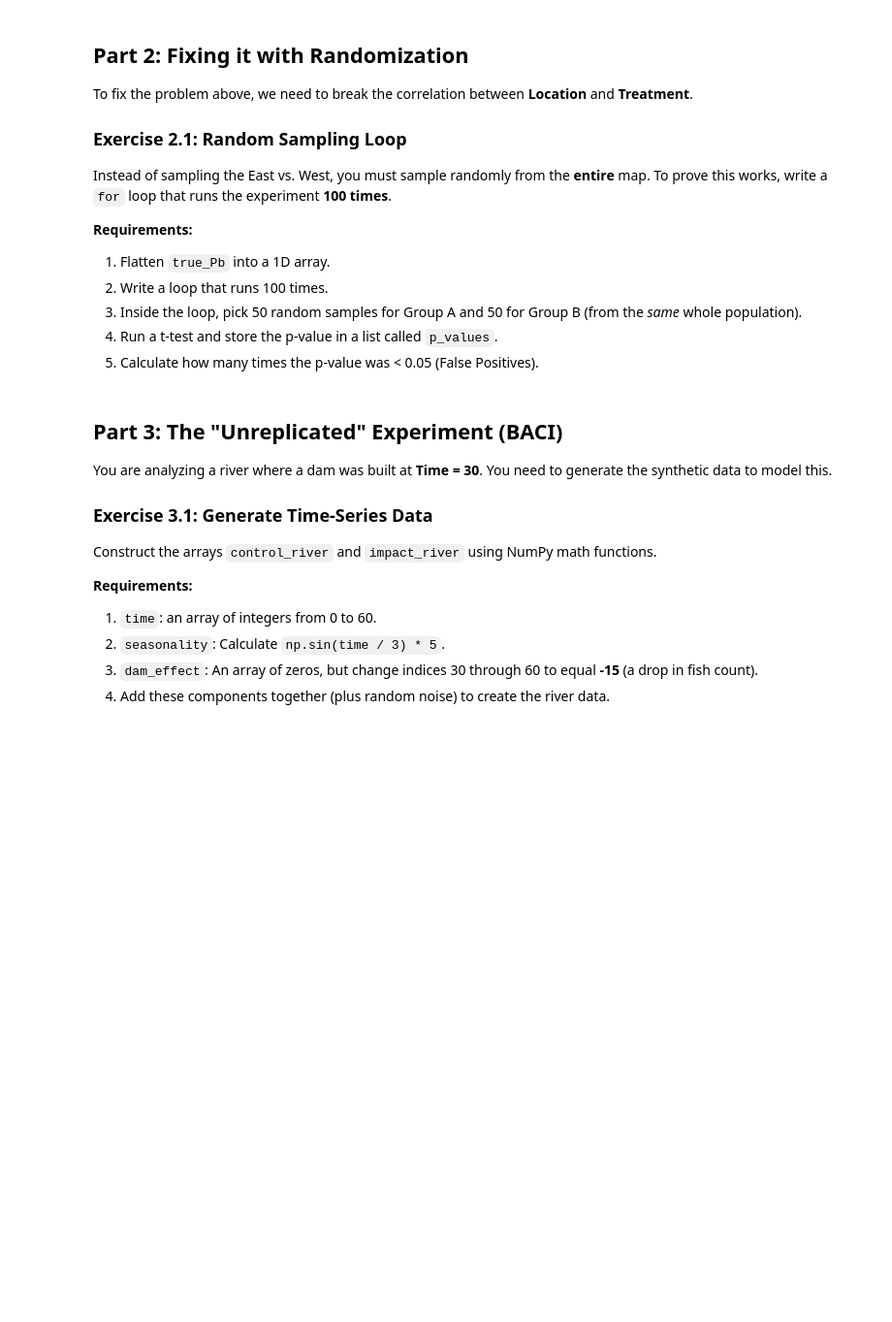
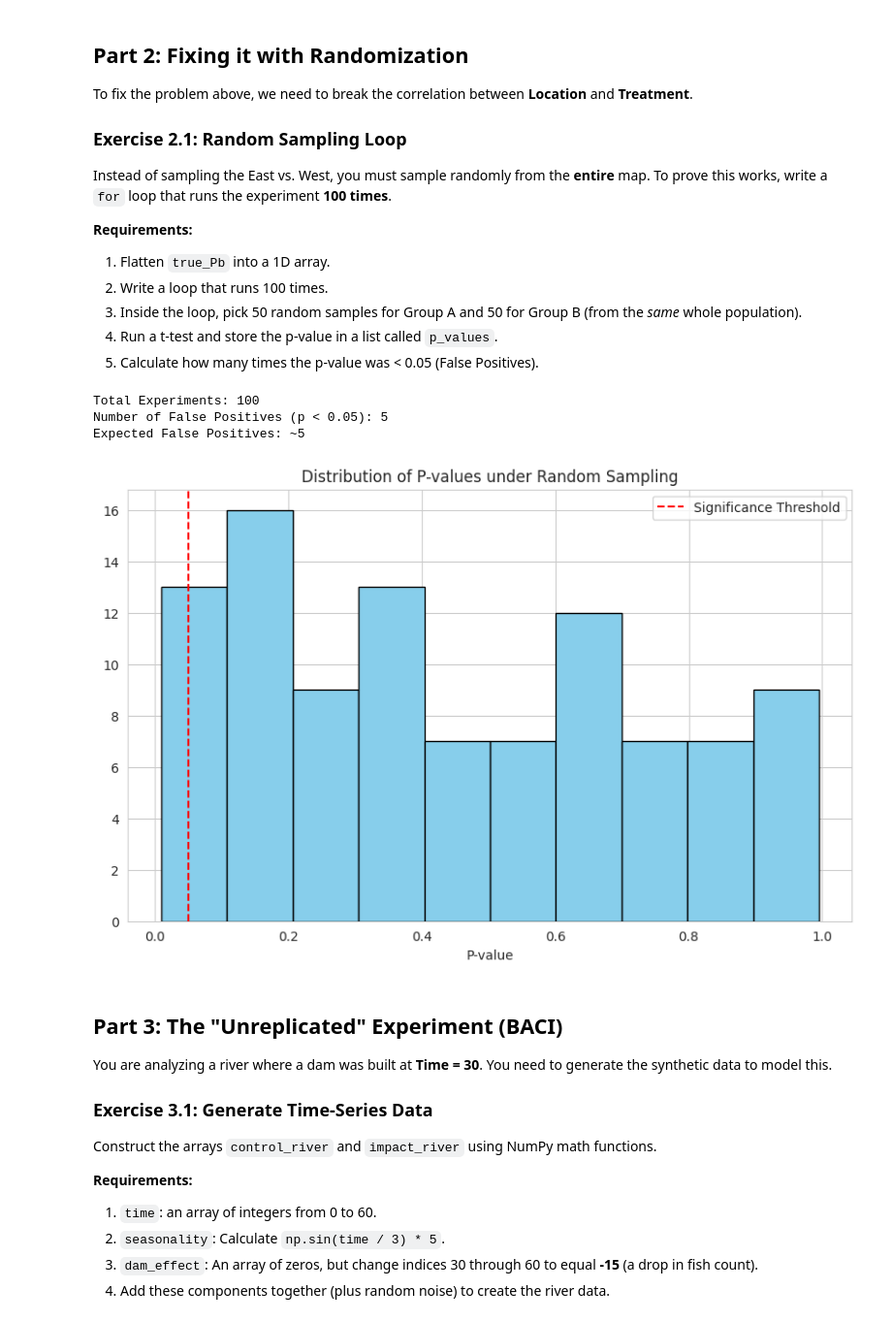
Before and after one commit to slackoly/ES2245, a Jupyter notebook: ES2245_lab2_sedlacko.ipynb, the cells around one changed output. Shown at 97% size. Saved outputs shown, nothing was run; the diff lists cells and outputs as text; code cells hidden in the pictures; blank space fills up the shorter version.

```diff
--- a/ES2245_lab2_sedlacko.ipynb
+++ b/ES2245_lab2_sedlacko.ipynb
@@ -73,28 +77,28 @@ You need to extract samples from specific areas to simulate the "Plowed Field" e
 # mask_B should be True where X < 2.
 
 # YOUR CODE HERE
-mask_A = None
-mask_B = None
+mask_A = X > 8
+mask_B = X < 2
 
 # --- STEP 2: Apply masks to true_Pb to get the populations ---
 # Hint: population = data[mask]
 
 # YOUR CODE HERE
-pop_A = None
-pop_B = None
+pop_A = true_Pb[mask_A]
+pop_B = true_Pb[mask_B]
 
 # --- STEP 3: Downsample ---
 # Use np.random.choice(population, size=50) to create sample_A and sample_B
 
 # YOUR CODE HERE
-sample_A = None
-sample_B = None
+sample_A = np.random.choice(pop_A, size=50)
+sample_B = np.random.choice(pop_B, size=50)
 
 # --- STEP 4: Statistics ---
 # Use stats.ttest_ind(group1, group2) to get the t-statistic and p-value
 
 # YOUR CODE HERE
-t_stat, p_val = None, None
+t_stat, p_val = stats.ttest_ind(sample_A, sample_B)
 
 # --- Output Results ---
 print(f"Mean Pb (Near Road): {sample_A.mean():.2f}")
@@ -126,34 +134,43 @@ all_soil_data = true_Pb.flatten()
 # Initialize an empty list to store p-values
 p_values = []
 
 # --- Write your Loop below ---
 # range(100)
     # 1. Select 50 random samples for group_a
     # 2. Select 50 random samples for group_b
     # 3. Run t-test
     # 4. Append p-value to the list 'p_values'
 
 # YOUR CODE HERE
-
+for r in range(100):
+  group_a = np.random.choice(all_soil_data, size=50)
+  group_b = np.random.choice(all_soil_data, size=50)
+  t_stat, p_val = stats.ttest_ind(group_a, group_b)
+  p_values.append(p_val)
 
 # --- Analysis ---
 # Convert list to numpy array for easy math
 p_arr = np.array(p_values)
 
 # Calculate percentage of False Positives (where p < 0.05)
 false_positives = np.sum(p_arr < 0.05)
 
 print(f"Total Experiments: 100")
 print(f"Number of False Positives (p < 0.05): {false_positives}")
 print("Expected False Positives: ~5")
 
 # Visualization
 plt.hist(p_arr, bins=10, color='skyblue', edgecolor='black')
 plt.title("Distribution of P-values under Random Sampling")
 plt.xlabel("P-value")
 plt.axvline(0.05, color='red', linestyle='--', label='Significance Threshold')
 plt.legend()
 plt.show()
+# %% [output]
+Total Experiments: 100
+Number of False Positives (p < 0.05): 5
+Expected False Positives: ~5
+[figure, added]
 # %% [markdown]
 ## Part 3: The "Unreplicated" Experiment (BACI)
 
```
Also changed, not shown: parts of 8 cells of this notebook.
